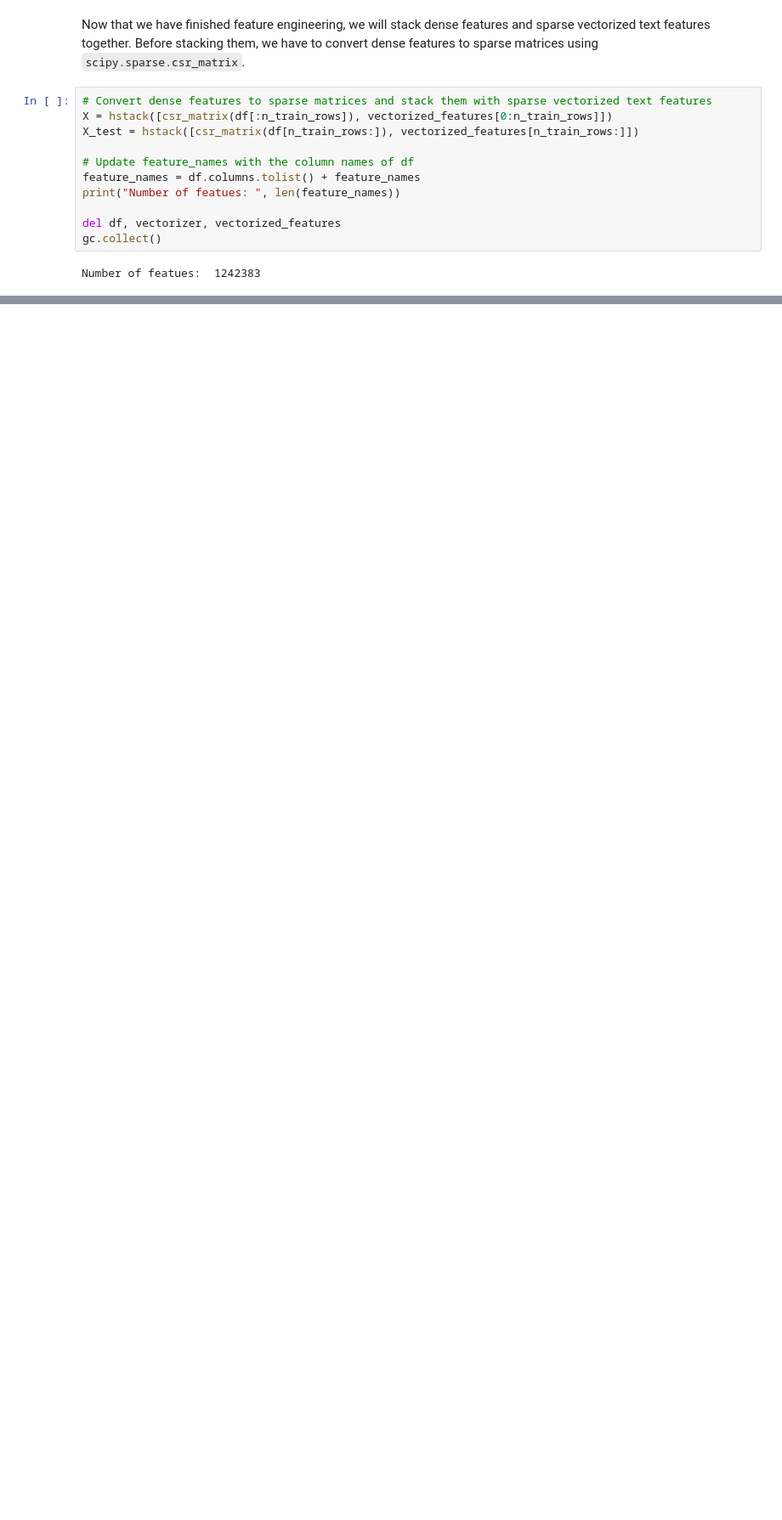
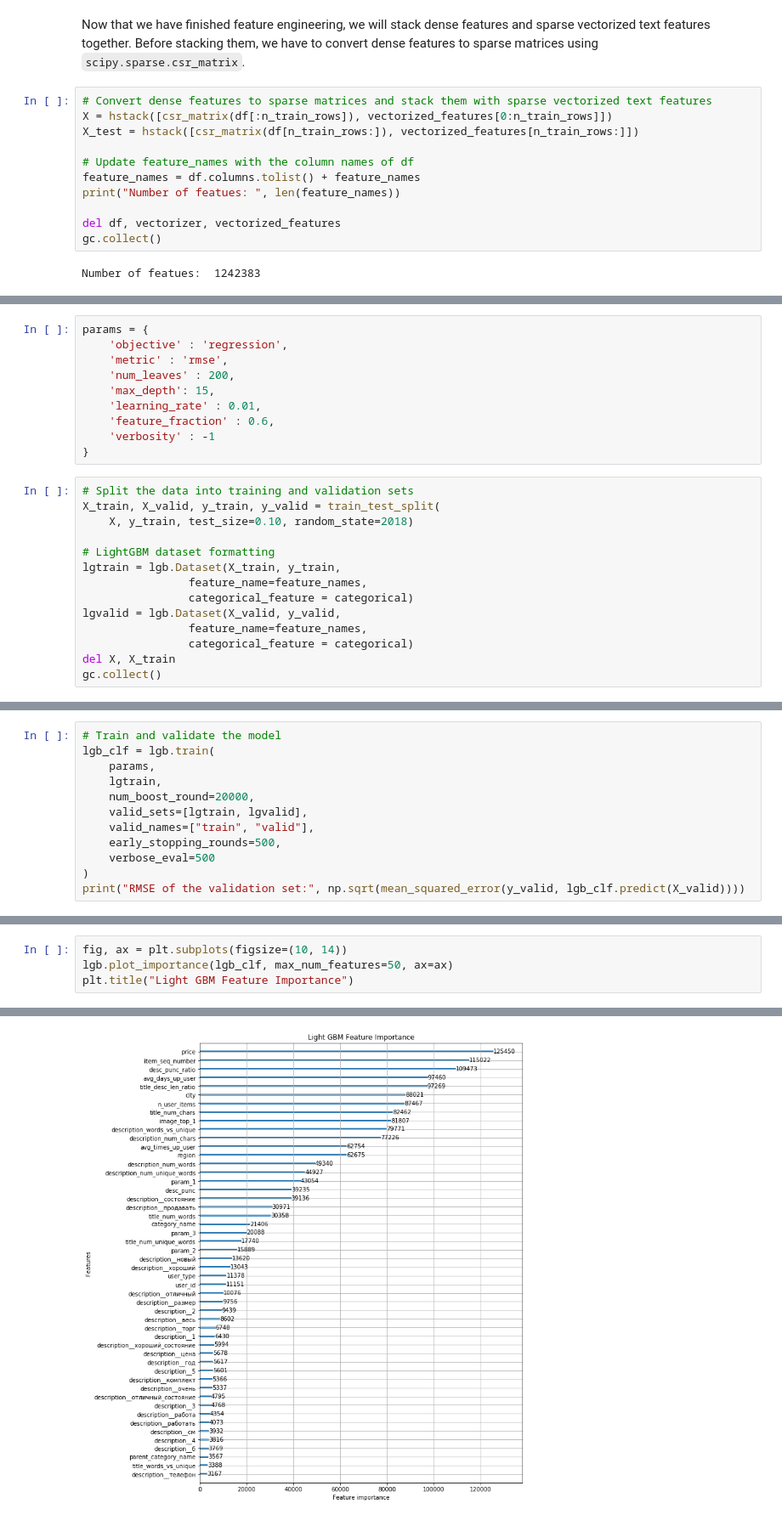
Before and after one commit to ntrang086/kaggle, a Jupyter notebook: avito/lightGBM_model.ipynb, the cells around one changed output, grey strips where cells are left out. Shown: that part at 85% size. Saved outputs shown, nothing was run; the diff lists cells and outputs as text; blank space fills up the shorter version.

Commit message:
feat: Train and validate the model and generate predictions

```diff
--- a/avito/lightGBM_model.ipynb
+++ b/avito/lightGBM_model.ipynb
@@ -283,0 +294,24 @@ Number of featues:  1242383
+# %%
+params = {
+    'objective' : 'regression',
+    'metric' : 'rmse',
+    'num_leaves' : 200,
+    'max_depth': 15,
+    'learning_rate' : 0.01,
+    'feature_fraction' : 0.6,
+    'verbosity' : -1
+}
+# %%
+# Split the data into training and validation sets
+X_train, X_valid, y_train, y_valid = train_test_split(
+    X, y_train, test_size=0.10, random_state=2018)
+
+# LightGBM dataset formatting
+lgtrain = lgb.Dataset(X_train, y_train,
+                feature_name=feature_names,
+                categorical_feature = categorical)
+lgvalid = lgb.Dataset(X_valid, y_valid,
+                feature_name=feature_names,
+                categorical_feature = categorical)
+del X, X_train
+gc.collect()
@@ -283,0 +322,12 @@ Number of featues:  1242383
+# %%
+# Train and validate the model
+lgb_clf = lgb.train(
+    params,
+    lgtrain,
+    num_boost_round=20000,
+    valid_sets=[lgtrain, lgvalid],
+    valid_names=["train", "valid"],
+    early_stopping_rounds=500,
+    verbose_eval=500
+)
+print("RMSE of the validation set:", np.sqrt(mean_squared_error(y_valid, lgb_clf.predict(X_valid))))
@@ -283,0 +355,5 @@ Number of featues:  1242383
+# %%
+fig, ax = plt.subplots(figsize=(10, 14))
+lgb.plot_importance(lgb_clf, max_num_features=50, ax=ax)
+plt.title("Light GBM Feature Importance")
+# %% [output]
@@ -283,0 +361 @@ Number of featues:  1242383
+[figure, added]
```
Also changed, not shown: parts of 9 cells of this notebook.
